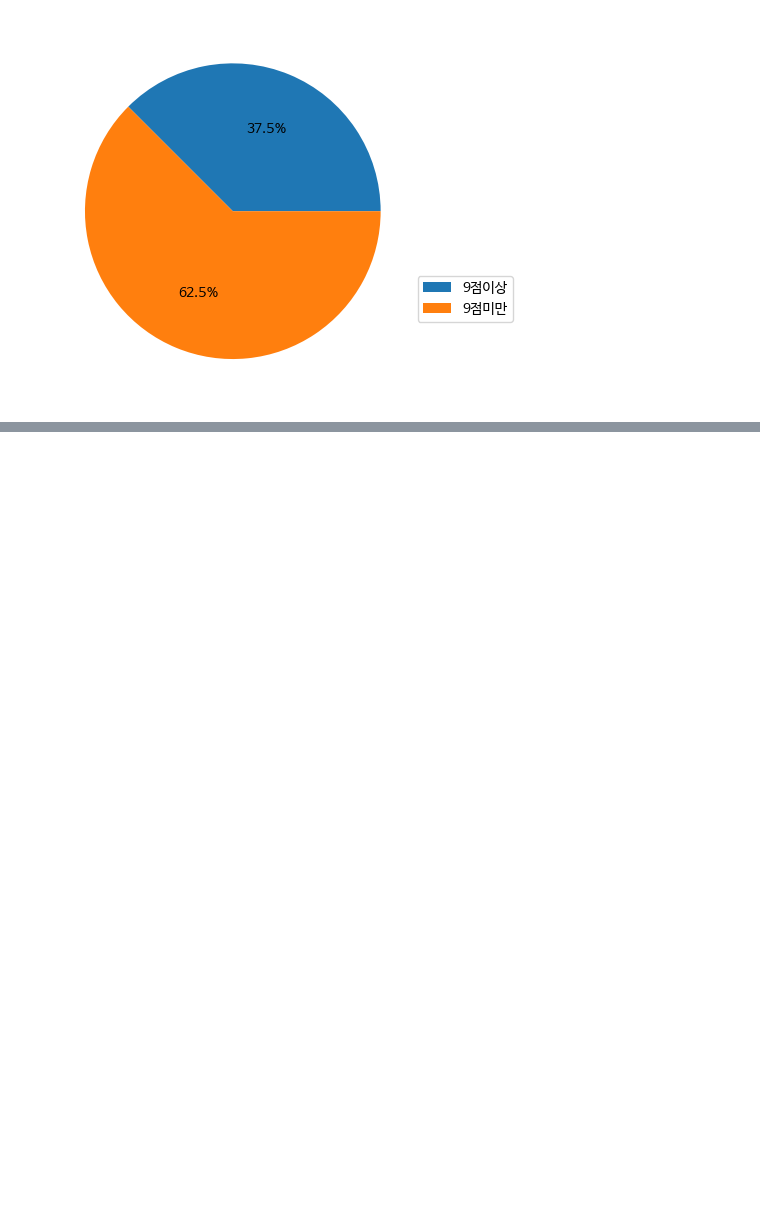
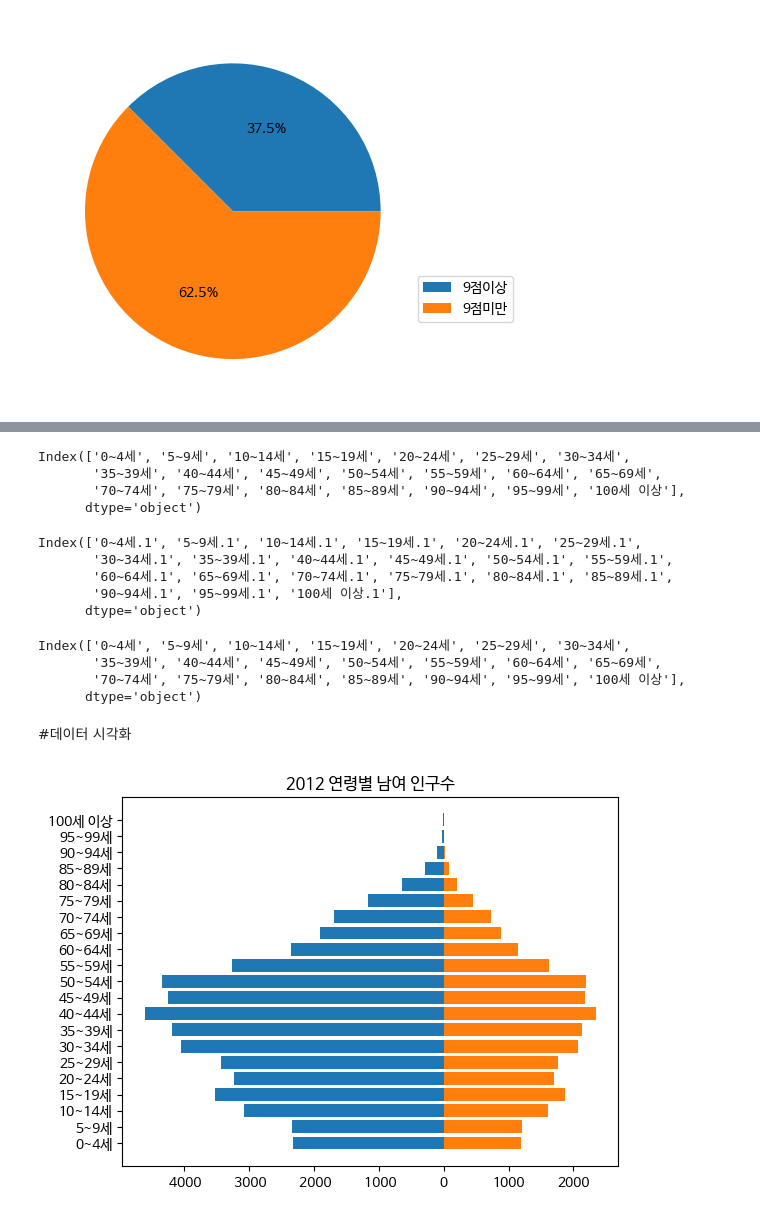
Before and after one commit to sukjin1/ed, a Jupyter notebook: Matplotlib_Nado.ipynb, the cells around one changed output, grey strips where cells are left out. Saved outputs shown, nothing was run; the diff lists cells and outputs as text; code cells hidden in the pictures; blank space fills up the shorter version.

Commit message:
Colaboratory를 통해 생성됨

```diff
--- a/Matplotlib_Nado.ipynb
+++ b/Matplotlib_Nado.ipynb
@@ -824,0 +829,6 @@ plt.legend(loc=(1, 0.2), labels=labels)
+# %%
+df = pd.read_excel('/content/drive/My Drive/Colab Notebooks/201204_201204_연령별인구현황_월간2.xlsx',
+                   skiprows=3, index_col='행정기관',
+                   usecols='B,E:Y')
+
+df
@@ -824,0 +876,43 @@ plt.legend(loc=(1, 0.2), labels=labels)
+# %%
+df_female = pd.read_excel('/content/drive/My Drive/Colab Notebooks/201204_201204_연령별인구현황_월간2.xlsx',
+                   skiprows=3, index_col='행정기관',
+                   usecols='B,AB:AV')
+# %%
+df.columns
+# %% [output]
+Index(['0~4세', '5~9세', '10~14세', '15~19세', '20~24세', '25~29세', '30~34세',
+       '35~39세', '40~44세', '45~49세', '50~54세', '55~59세', '60~64세', '65~69세',
+       '70~74세', '75~79세', '80~84세', '85~89세', '90~94세', '95~99세', '100세 이상'],
+      dtype='object')
+# %%
+df_female.columns
+# %% [output]
+Index(['0~4세.1', '5~9세.1', '10~14세.1', '15~19세.1', '20~24세.1', '25~29세.1',
+       '30~34세.1', '35~39세.1', '40~44세.1', '45~49세.1', '50~54세.1', '55~59세.1',
+       '60~64세.1', '65~69세.1', '70~74세.1', '75~79세.1', '80~84세.1', '85~89세.1',
+       '90~94세.1', '95~99세.1', '100세 이상.1'],
+      dtype='object')
+# %%
+df_female.columns = df.columns
+# %%
+df_female.columns
+# %% [output]
+Index(['0~4세', '5~9세', '10~14세', '15~19세', '20~24세', '25~29세', '30~34세',
+       '35~39세', '40~44세', '45~49세', '50~54세', '55~59세', '60~64세', '65~69세',
+       '70~74세', '75~79세', '80~84세', '85~89세', '90~94세', '95~99세', '100세 이상'],
+      dtype='object')
+# %%
+df.iloc[0] = df.iloc[0].str.replace(',', '').astype(int)
+df_female.iloc[0] = df_female.iloc[0].str.replace(',', '').astype(int)
+# %% [markdown]
+#데이터 시각화
+# %%
+#plt.barh(df.columns, df.iloc[0])
+plt.figuresize=(10,7)
+plt.title("2012 연령별 남여 인구수")
+plt.barh(df.columns, -df.iloc[0]//1000)
+plt.barh(df_female.columns, df_female.iloc[0]//1000)
+plt.savefig('/content/drive/My Drive/Colab Notebooks/201204_연령별인구현황_월간2_남여비교.png')
+plt.show()
+# %% [output]
+[figure, added]
```
Also changed, not shown: parts of 16 cells of this notebook.
